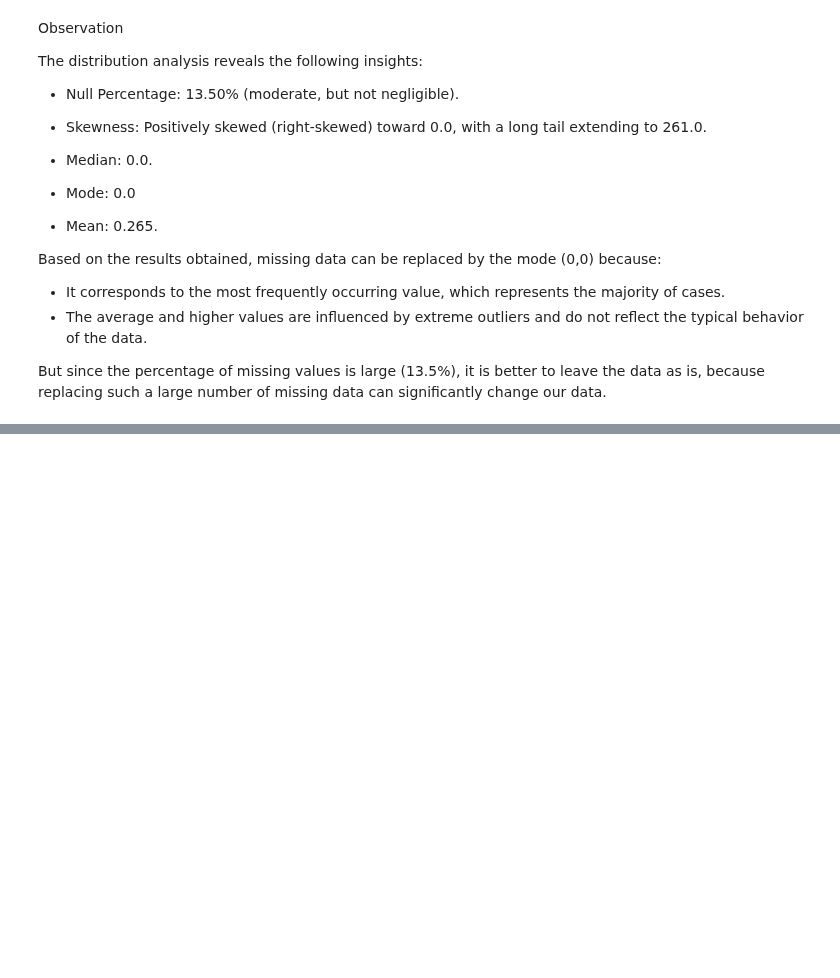
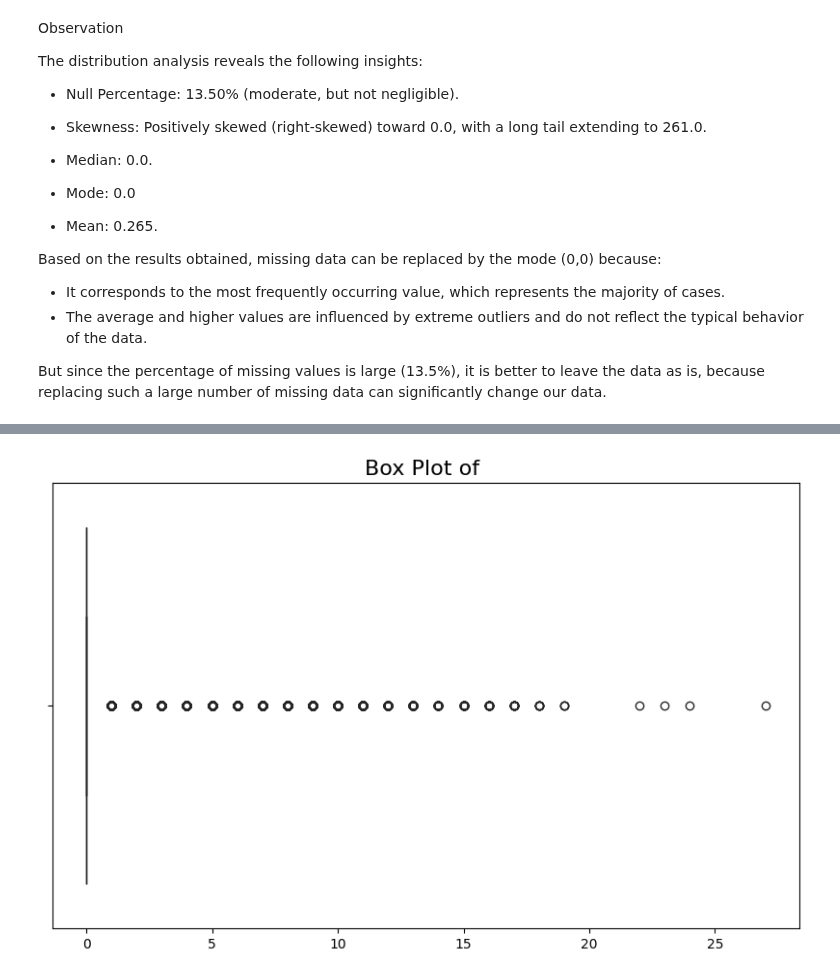
Before and after one commit to KharchenkoAnastasia/credit-default-risk-analysis, a Jupyter notebook: Home_Credit_Default_Risk.ipynb, the cells around one changed output, grey strips where cells are left out. Cells and saved outputs as stored; diff of their text form; code cells hidden in the pictures; blank space fills up the shorter version.

```diff
--- a/Home_Credit_Default_Risk.ipynb
+++ b/Home_Credit_Default_Risk.ipynb
@@ -667,0 +735,8 @@
+# %%
+plt.figure(figsize=(10, 6))
+sns.boxplot(x=df['AMT_REQ_CREDIT_BUREAU_MON'], color='green')
+plt.title('Box Plot of ', fontsize=16)
+plt.xlabel('', fontsize=12)
+plt.show()
+# %% [output]
+[figure, added]
```
Also changed, not shown: parts of 9 cells of this notebook.
